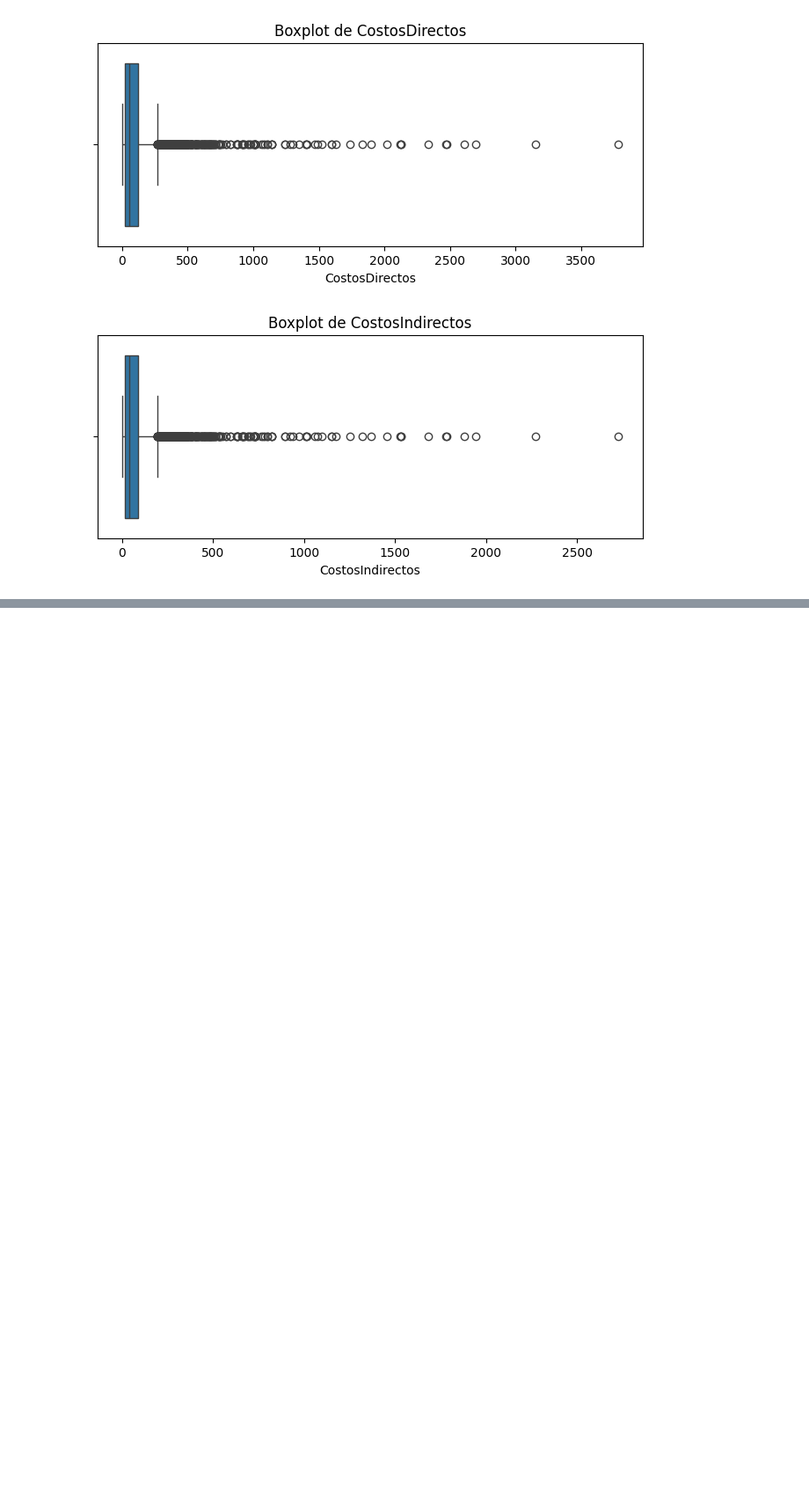
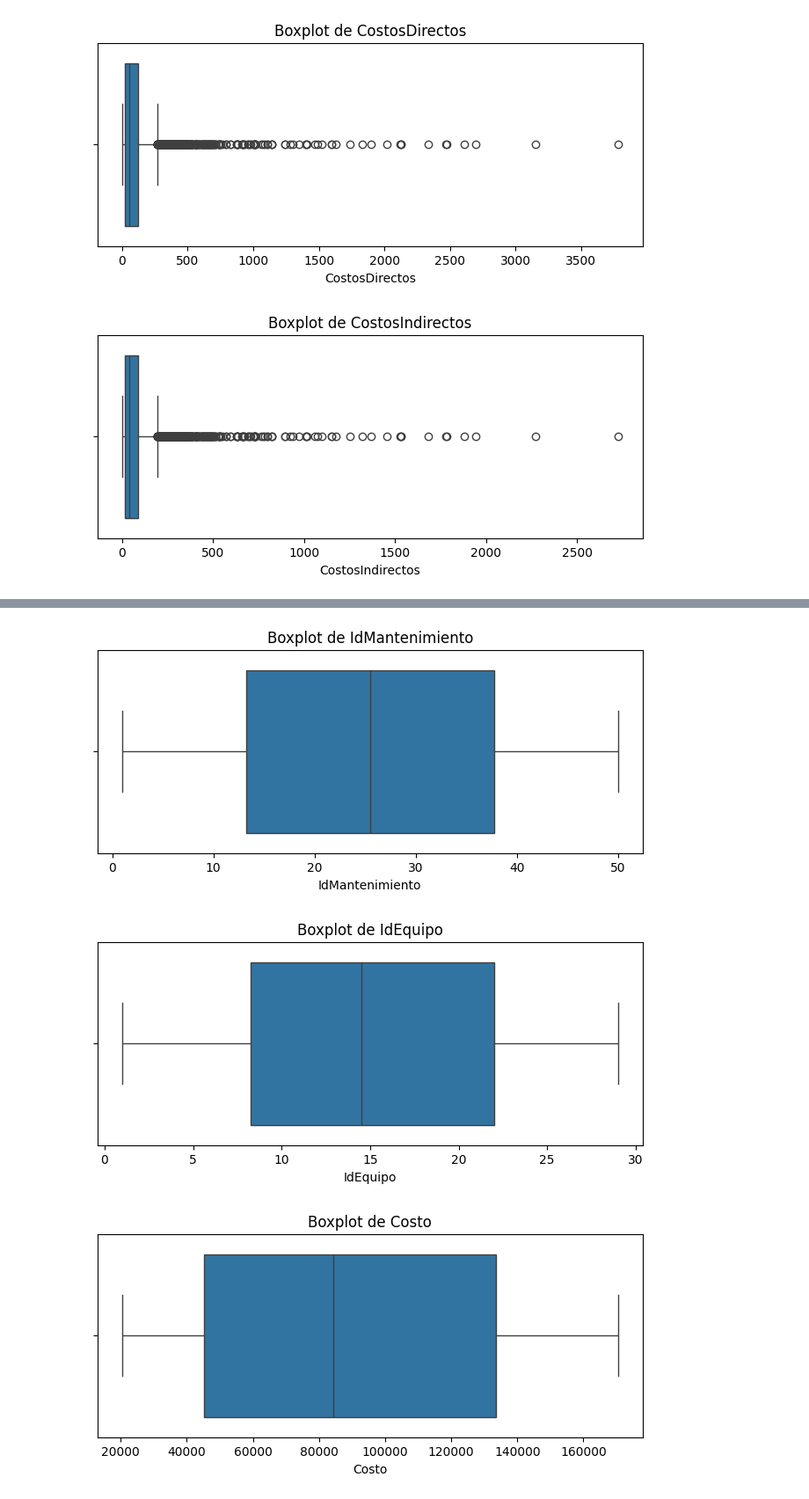
Before and after one commit to GMZepeda/proyecto_ypf, a Jupyter notebook: notebooks/1.0_eda_inicial.ipynb, the cells around one changed output, grey strips where cells are left out. Shown at 88% size. Saved outputs shown, nothing was run; the diff lists cells and outputs as text; code cells hidden in the pictures; blank space fills up the shorter version.

```diff
--- a/notebooks/1.0_eda_inicial.ipynb
+++ b/notebooks/1.0_eda_inicial.ipynb
@@ -386,0 +877,20 @@ for col in num_cols:
+# %%
+
+# VARIABLES CATEGÓRICAS - CARDINALIDAD
+
+cat_cols = df_mantenimientos.select_dtypes(include='object').columns
+
+for col in cat_cols:
+
+    n_unique = df_mantenimientos[col].nunique()
+
+    print(f"{col}: {n_unique} valores únicos")
+
+    if n_unique <= 15:
+        print(
+            df_mantenimientos[col]
+            .value_counts(normalize=True, dropna=False)
+            .round(3) * 100
+        )
+
+    print("-" * 40)
@@ -386,0 +922,18 @@ for col in num_cols:
+# %%
+# OUTLIERS
+
+for col in num_cols:
+
+    plt.figure(figsize=(8, 3))
+
+    sns.boxplot(
+        data=df_mantenimientos,
+        x=col
+    )
+
+    plt.title(f'Boxplot de {col}')
+    plt.show()
+# %% [output]
+[figure, added]
+[figure, added]
+[figure, added]
```
Also changed, not shown: parts of 73 cells of this notebook.
